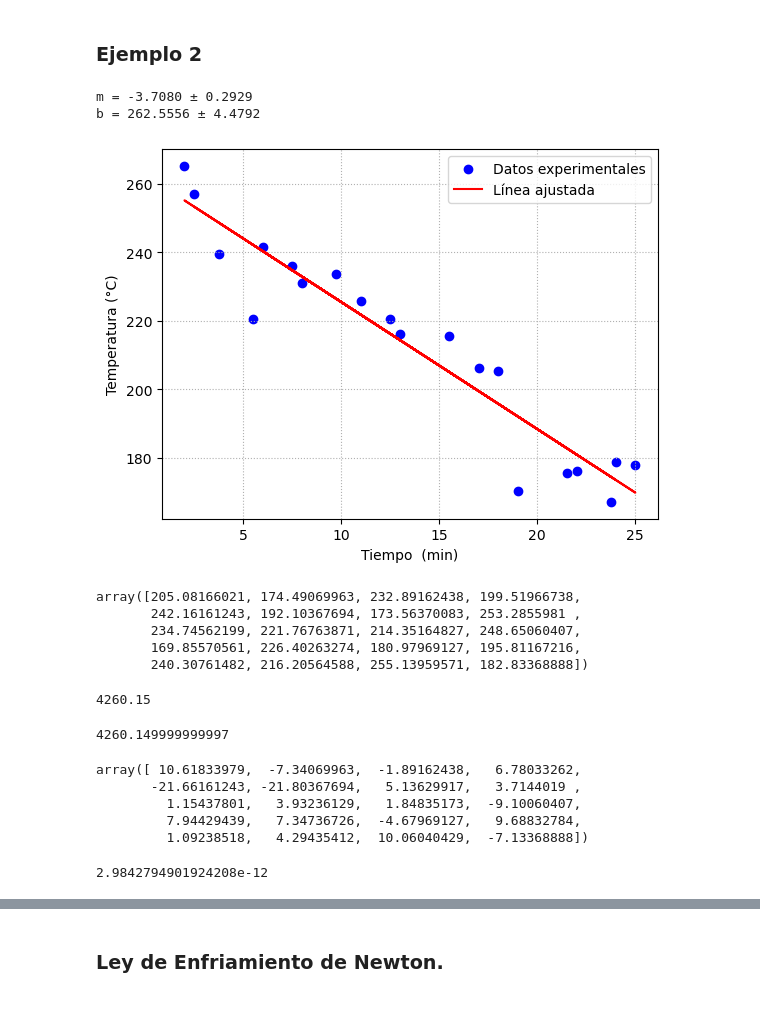
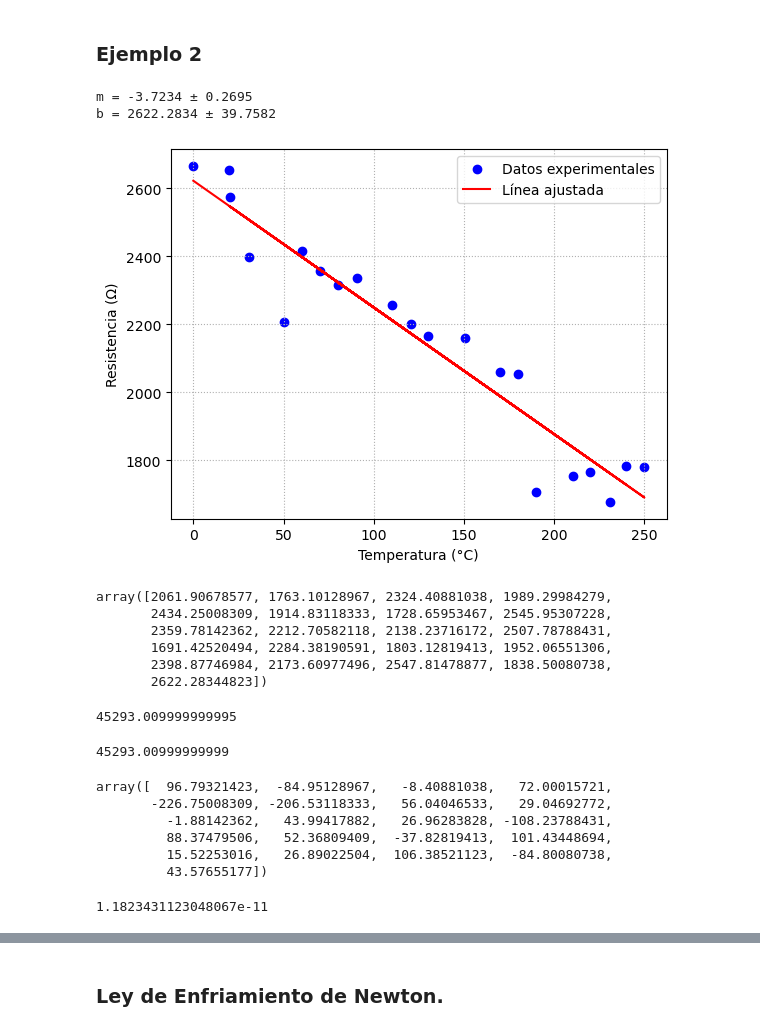
Before and after one commit to hectorfro/LabFisicaWork, a Jupyter notebook: GuiaLabora/Notebook/Cap05.ipynb, the cells around one changed output, grey strips where cells are left out. Drawn from its saved outputs; the diff is of its cells as text; code cells hidden in the pictures.

```diff
--- a/GuiaLabora/Notebook/Cap05.ipynb
+++ b/GuiaLabora/Notebook/Cap05.ipynb
@@ -128,13 +128,13 @@ Notes:
 ### Ejemplo 2
 # %%
 # Datos de cizallamiento y edad de la pega
-yn = np.array([215.70, 167.15, 231.00, 206.30, 220.50,
-               170.30, 178.70, 257.00, 235.90, 225.70,
-               216.20, 239.55, 177.80, 233.75, 176.30,
-               205.50, 241.40, 220.50, 265.20, 175.70])
-xn = np.array([15.50, 23.75, 8.00, 17.00, 5.50, 19.00, 24.00, 2.50,
-               7.50, 11.00, 13.00, 3.75, 25.00, 9.75, 22.00, 18.00,
-               6.00, 12.50, 2.00, 21.50])
+yn = np.array([2158.70, 1678.15, 2316.00, 2061.30, 2207.50,
+               1708.30, 1784.70, 2575.00, 2357.90, 2256.70,
+               2165.20, 2399.55, 1779.80, 2336.75, 1765.30,
+               2053.50, 2414.40, 2200.50, 2654.20, 1753.70,2665.86])
+xn = np.array([150.50, 230.75, 80.00, 170.00, 50.50, 190.00, 240.00, 20.50,
+               70.50, 110.00, 130.00, 30.75, 250.00, 90.75, 220.00, 180.00,
+               60.00, 120.50, 20.00, 210.50,0.00])
 # %%
 X = sm.add_constant(xn)
 # Ajustamos el modelo
@@ -146,54 +146,56 @@ Delta_b, Delta_m = model.bse
 print(f'm = {m:.4f} \u00B1 {Delta_m:.4f}')
 print(f'b = {b:.4f} \u00B1 {Delta_b:.4f}')
 # %% [output]
-m = -3.7080 ± 0.2929
-b = 262.5556 ± 4.4792
+m = -3.7234 ± 0.2695
+b = 2622.2834 ± 39.7582
 # %%
 # Generamos valores de y usando los coeficientes obtenidos
 y_pred = m * xn + b
 # Graficamos los datos originales y la línea ajustada
 plt.scatter(xn, yn, color='blue', label='Datos experimentales')
 plt.plot(xn, y_pred, color='red', label='Línea ajustada')
 plt.grid(linestyle='dotted')
 plt.legend(loc='best')
-plt.xlabel('Tiempo  (min)')
-plt.ylabel('Temperatura (°C)')
+plt.xlabel('Temperatura (°C)')
+plt.ylabel('Resistencia (Ω)')
 plt.legend()
 plt.show()
 # %% [output]
-[figure, old version]
+[figure, new version]
 # %%
 y_pred = m * xn + b
 y_pred
 # %% [output]
-array([205.08166021, 174.49069963, 232.89162438, 199.51966738,
-       242.16161243, 192.10367694, 173.56370083, 253.2855981 ,
-       234.74562199, 221.76763871, 214.35164827, 248.65060407,
-       169.85570561, 226.40263274, 180.97969127, 195.81167216,
-       240.30761482, 216.20564588, 255.13959571, 182.83368888])
+array([2061.90678577, 1763.10128967, 2324.40881038, 1989.29984279,
+       2434.25008309, 1914.83118333, 1728.65953467, 2545.95307228,
+       2359.78142362, 2212.70582118, 2138.23716172, 2507.78788431,
+       1691.42520494, 2284.38190591, 1803.12819413, 1952.06551306,
+       2398.87746984, 2173.60977496, 2547.81478877, 1838.50080738,
+       2622.28344823])
 # %%
 Sum_y = np.sum(yn)
 Sum_y
 # %% [output]
-4260.15
+45293.009999999995
 # %%
 Sum_yp = np.sum(y_pred)
 Sum_yp
 # %% [output]
-4260.149999999997
+45293.00999999999
 # %%
 e_i=yn-y_pred
 e_i
 # %% [output]
-array([ 10.61833979,  -7.34069963,  -1.89162438,   6.78033262,
-       -21.66161243, -21.80367694,   5.13629917,   3.7144019 ,
-         1.15437801,   3.93236129,   1.84835173,  -9.10060407,
-         7.94429439,   7.34736726,  -4.67969127,   9.68832784,
-         1.09238518,   4.29435412,  10.06040429,  -7.13368888])
+array([  96.79321423,  -84.95128967,   -8.40881038,   72.00015721,
+       -226.75008309, -206.53118333,   56.04046533,   29.04692772,
+         -1.88142362,   43.99417882,   26.96283828, -108.23788431,
+         88.37479506,   52.36809409,  -37.82819413,  101.43448694,
+         15.52253016,   26.89022504,  106.38521123,  -84.80080738,
+         43.57655177])
 # %%
 np.sum(e_i)
 # %% [output]
-2.9842794901924208e-12
+1.1823431123048067e-11
 # %%
 # Los promedios de x y y
 xp= np.sum(xn)/len(xn)
```
Also changed, not shown: parts of 21 cells of this notebook, 5 other files.
